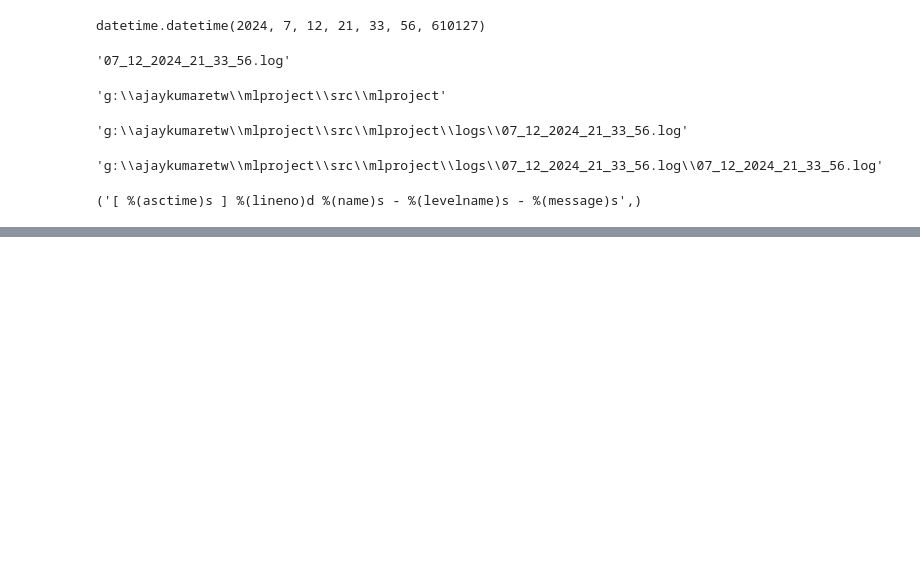
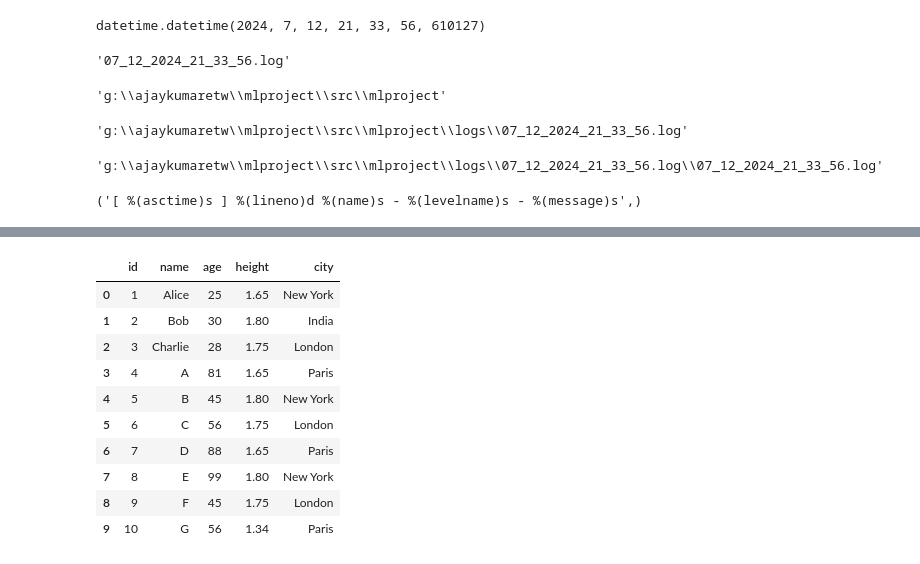
Before and after one commit to ajaykumaretw/mlproject, a Jupyter notebook: src/mlproject/test.ipynb, the cells around one changed output, grey strips where cells are left out. Drawn from its saved outputs; the diff is of its cells as text; code cells hidden in the pictures; blank space fills up the shorter version.

```diff
--- a/src/mlproject/test.ipynb
+++ b/src/mlproject/test.ipynb
@@ -36,0 +56,36 @@ format
+# %%
+import pandas as pd
+import pyodbc
+
+server = 'DESKTOP-KT0GODP'
+database = 'college'
+username = 'sa'
+password = '12345'
+
+# Create the connection string
+conn_str = f'DRIVER={{SQL Server}};SERVER={server};DATABASE={database};UID={username};PWD={password}'
+
+# Connect to the database
+conn = pyodbc.connect(conn_str)
+
+# Specify your SQL query (replace 'TABLE_NAME' with your actual table name)
+query = "SELECT * FROM test"
+
+# Read data into a pandas DataFrame
+df = pd.read_sql(query, conn)
+
+# Now 'df' contains the data from your SQL Server table
+# %%
+df
+# %% [output]
+|  | id | name | age | height | city |
+| 0 | 1 | Alice | 25 | 1.65 | New York |
+| 1 | 2 | Bob | 30 | 1.80 | India |
+| 2 | 3 | Charlie | 28 | 1.75 | London |
+| 3 | 4 | A | 81 | 1.65 | Paris |
+| 4 | 5 | B | 45 | 1.80 | New York |
+| 5 | 6 | C | 56 | 1.75 | London |
+| 6 | 7 | D | 88 | 1.65 | Paris |
+| 7 | 8 | E | 99 | 1.80 | New York |
+| 8 | 9 | F | 45 | 1.75 | London |
+| 9 | 10 | G | 56 | 1.34 | Paris |
```
Also changed, not shown: parts of 9 cells of this notebook, 8 other files.
